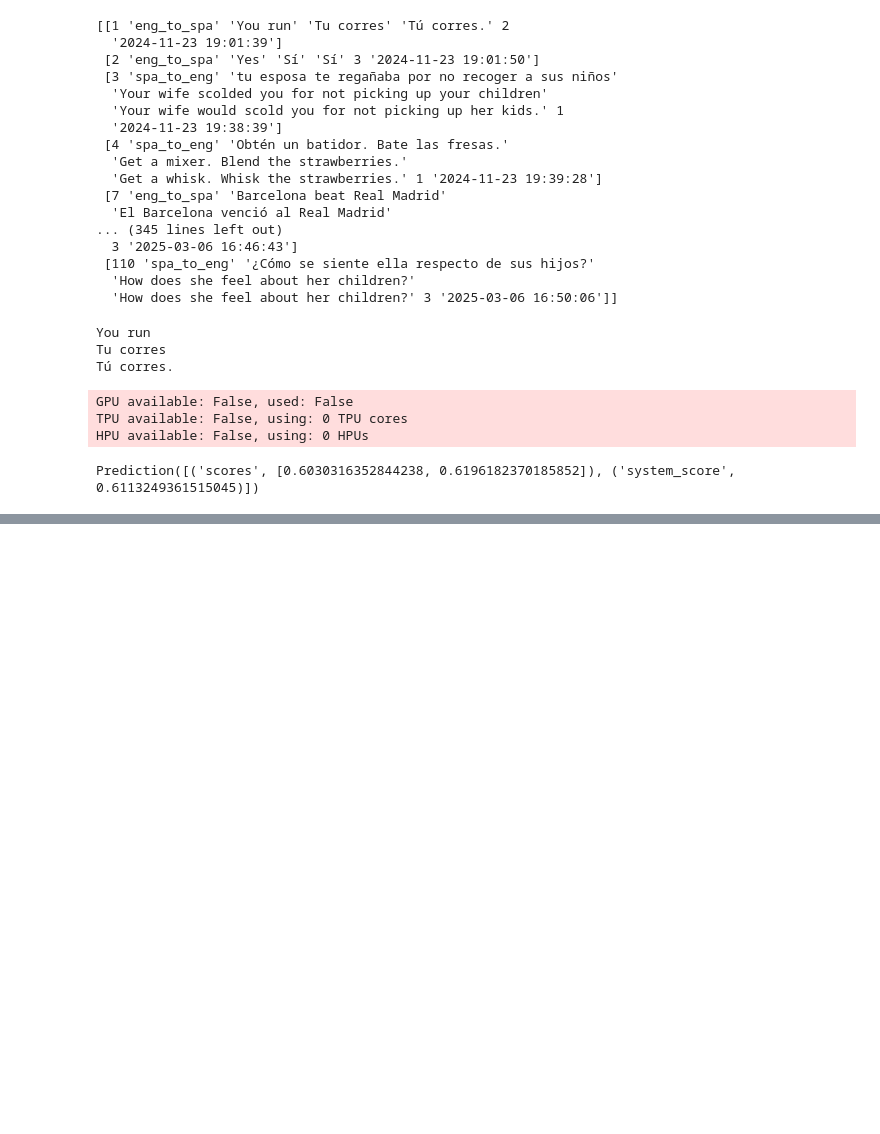
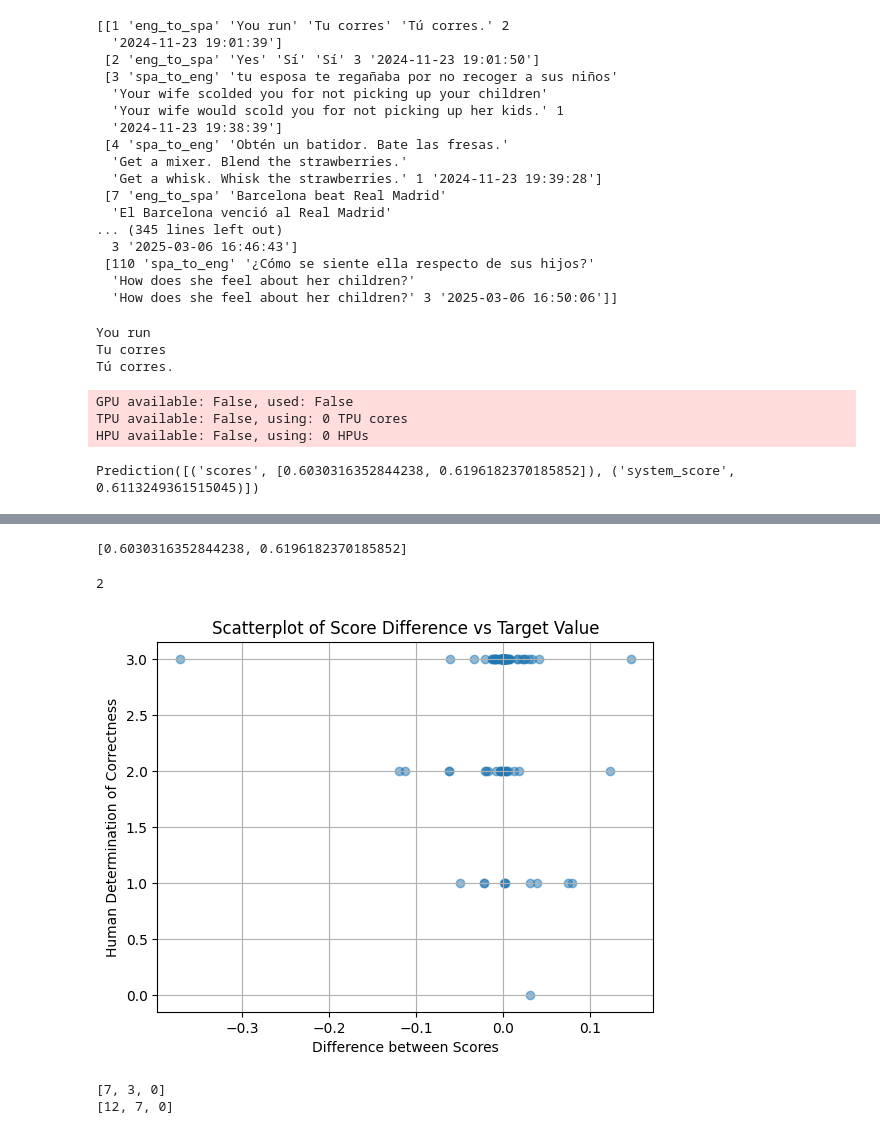
Before and after one commit to antoinevilain001/translation_thesis, a Jupyter notebook: translation_analysis/analysis1/analysis_app_data.ipynb, the cells around one changed output, grey strips where cells are left out. Cells and saved outputs as stored; diff of their text form; code cells hidden in the pictures; blank space fills up the shorter version.

Commit message:
did some basic ungraphed analysis too

```diff
--- a/translation_analysis/analysis1/analysis_app_data.ipynb
+++ b/translation_analysis/analysis1/analysis_app_data.ipynb
@@ -90,0 +156,66 @@ Prediction([('scores', [0.6030316352844238, 0.6196182370185852]), ('system_score
+# %%
+print(outputs_array[0].scores)
+# %% [output]
+[0.6030316352844238, 0.6196182370185852]
+# %%
+print(numpy_array[0][5])
+# %% [output]
+2
+# %%
+differences = []
+target_values = []
+
+# Iterate through the numpy_array and model predictions
+for i in range(len(numpy_array)):
+    score_1 = outputs_array[i].scores[0] # score GoogleTranslate
+    score_2 = outputs_array[i].scores[1] # score ChatGPT
+
+    score_difference = score_1 - score_2
+
+    target_value = numpy_array[i][5]
+
+    # Append the difference and target value to their respective lists
+    differences.append(score_difference)
+    target_values.append(target_value)
+
+# Convert the lists to numpy arrays (for better plotting and calculation)
+differences = np.array(differences)
+target_values = np.array(target_values)
+
+# Create a scatter plot of the difference vs. target values
+plt.scatter(differences, target_values, alpha=0.5)
+plt.xlabel('Difference between Scores')
+plt.ylabel('Human Determination of Correctness')
+plt.title('Scatterplot of Score Difference vs Target Value')
+plt.grid(True)
+
+plt.savefig('outputs/analysis_app_data/scatterplot.png', dpi=300)  # Put before show so not reset
+# Show the plot
+plt.show()
+# %% [output]
+[figure, added]
+# %%
+translation1_googletranslate = [0, 0, 0] # the ones which I had deemed googletranslate was better
+translation2_chatGPT = [0, 0, 0] # the ones I had deemed chatGPT was better
+# interpret as [W L T] where W is kiwi agrees with me and L is it doesn't
+for i in range(len(numpy_array)):
+    if (target_values[i] == 1):
+        if (differences[i] > 0):
+            translation1_googletranslate[0] += 1
+        elif (differences[i] < 0):
+            translation1_googletranslate[1] += 1
+        elif (differences[i] == 0):
+            translation1_googletranslate[2] += 1
+    elif (target_values[i] == 2):
+        if (differences[i] < 0):
+            translation2_chatGPT[0] += 1
+        elif (differences[i] > 0):
+            translation2_chatGPT[1] += 1
+        elif (differences[i] == 0):
+            translation2_chatGPT[2] += 1
+
+print(translation1_googletranslate)
+print(translation2_chatGPT)
+# %% [output]
+[7, 3, 0]
+[12, 7, 0]
```
Also changed, not shown: parts of 5 cells of this notebook.
